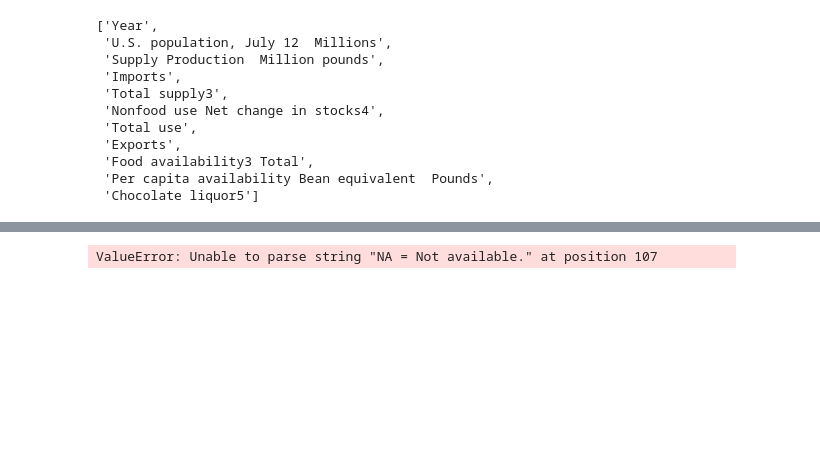
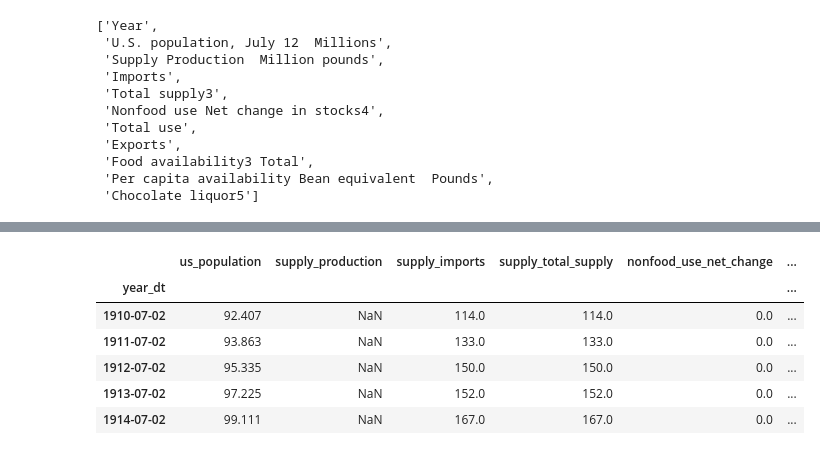
Before and after one commit to shinsooha/DATAproject, a Jupyter notebook: coffee.ipynb, the cells around one changed output, grey strips where cells are left out. Saved outputs shown, nothing was run; the diff lists cells and outputs as text; code cells hidden in the pictures; blank space fills up the shorter version.

```diff
--- a/coffee.ipynb
+++ b/coffee.ipynb
@@ -353,9 +364,16 @@ cocoa_df.head(8)
 # %%
-cocoa_df["year_dt"] = pd.to_datetime(dict(year=cocoa_df.year, month=7, day=3))
+cocoa_df["year_dt"] = pd.to_datetime (dict(year=cocoa_df.year, month=7, day=2))
+cocoa_df.drop(['year'], axis=1, inplace=True, errors="ignore")
 cocoa_df.set_index("year_dt", inplace=True)
 cocoa_df.head()
 # %% [output]
-ValueError: Unable to parse string "NA = Not available." at position 107
+|  | us_population | supply_production | supply_imports | supply_total_supply | nonfood_use_net_change | ... |
+| year_dt |  |  |  |  |  | ... |
+| 1910-07-02 | 92.407 | NaN | 114.0 | 114.0 | 0.0 | ... |
+| 1911-07-02 | 93.863 | NaN | 133.0 | 133.0 | 0.0 | ... |
+| 1912-07-02 | 95.335 | NaN | 150.0 | 150.0 | 0.0 | ... |
+| 1913-07-02 | 97.225 | NaN | 152.0 | 152.0 | 0.0 | ... |
+| 1914-07-02 | 99.111 | NaN | 167.0 | 167.0 | 0.0 | ... |
 # %%
 cocoa_df.plot().legend(loc="center left", bbox_to_anchor=(1.0, 0.5))
 # %% [output]
```
Also changed, not shown: parts of 64 cells of this notebook.
